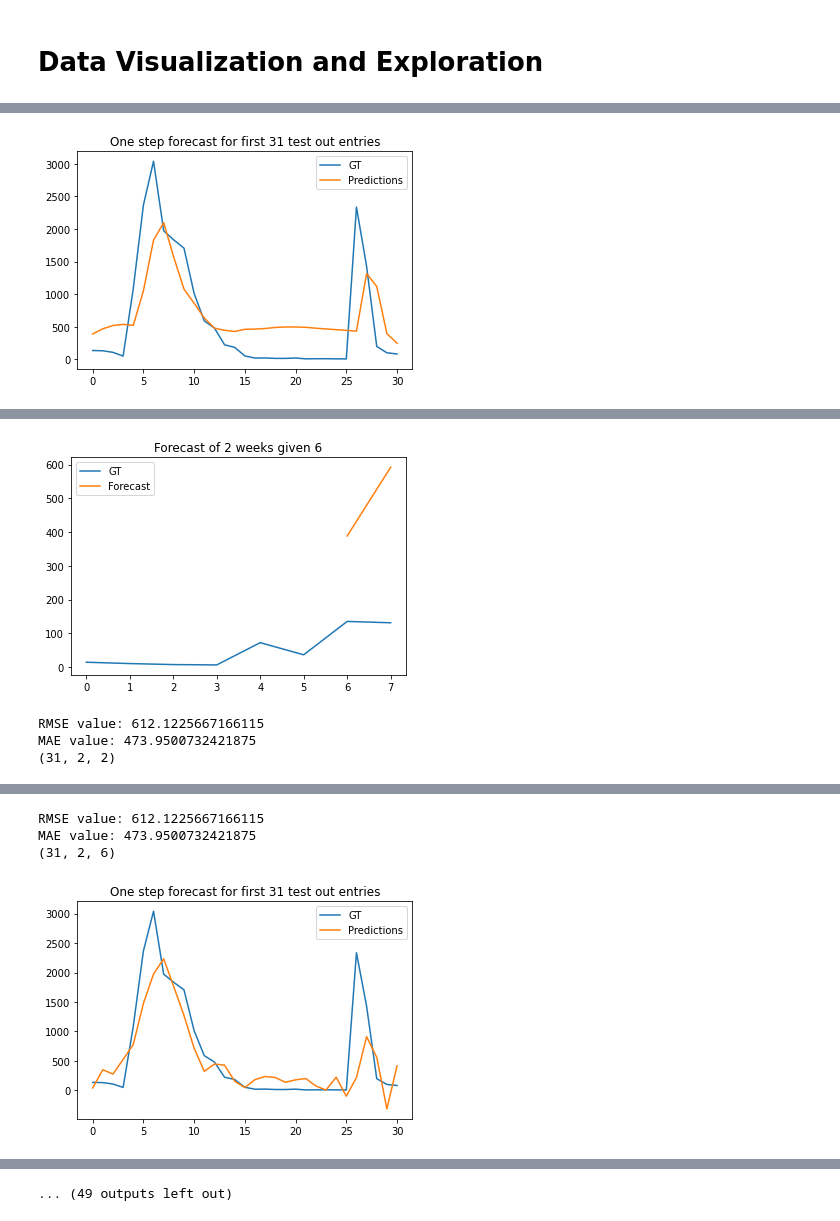
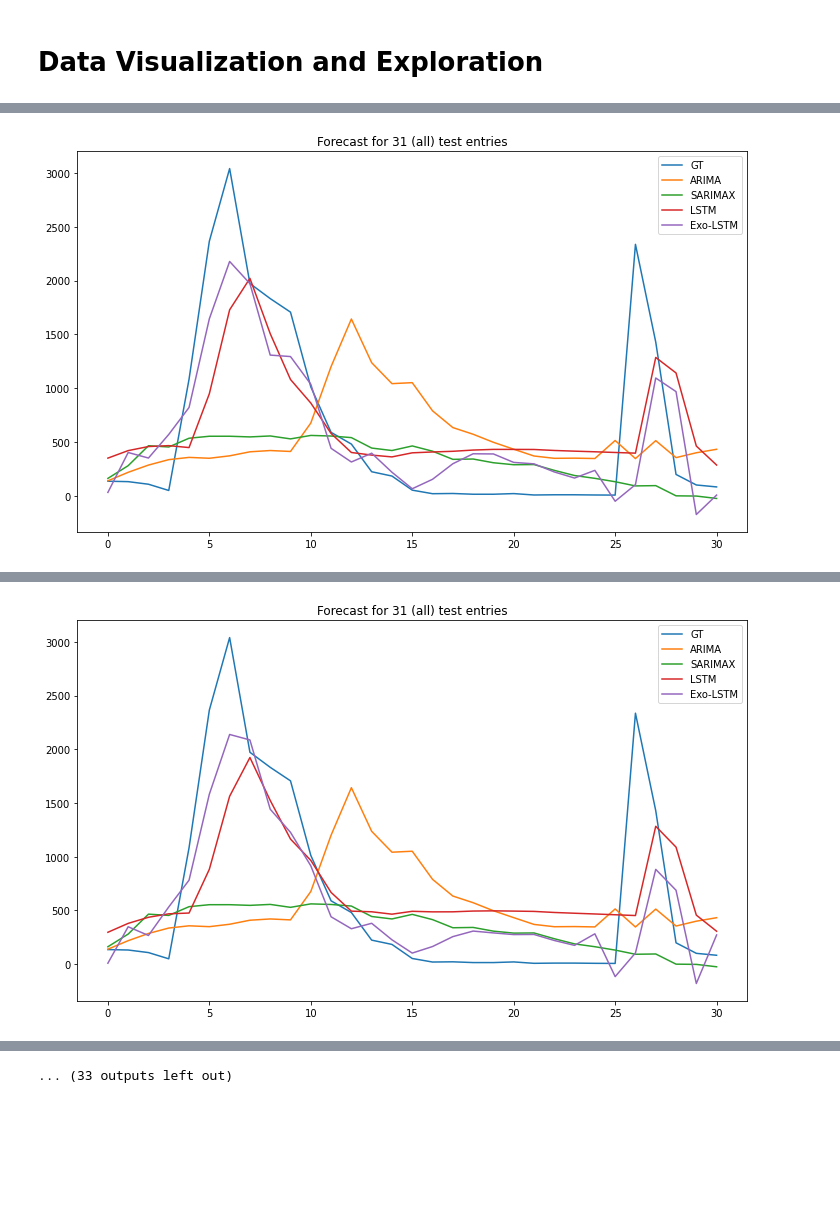
Before and after one commit to geriskenderi/EXO-LSTM, a Jupyter notebook: code/Thesis Forecasting - All Weekly Sales.ipynb, the cells around one changed output, grey strips where cells are left out. Drawn from its saved outputs; the diff is of its cells as text; code cells hidden in the pictures; blank space fills up the shorter version.

Commit message:
Added SARIMAX and new evaluation results

```diff
--- a/code/Thesis Forecasting - All Weekly Sales.ipynb
+++ b/code/Thesis Forecasting - All Weekly Sales.ipynb
@@ -410,13 +479,13 @@ Rome + exogenous data shape: (200, 13)
 ## Create dicts for different store data
 def_datasets = {
     "Milan": milan_weekly_default,
-    #"Turin": turin_weekly_default,
-    #"Rome": rome_weekly_default
+    "Turin": turin_weekly_default,
+    "Rome": rome_weekly_default
 }
 aug_datasets = {
     "Milan": milan_weekly_augmented,
-    #"Turin": turin_weekly_augmented,
-    #"Rome": rome_weekly_augmented
+    "Turin": turin_weekly_augmented,
+    "Rome": rome_weekly_augmented
 }
 
 ## results containers
@@ -450,7 +525,7 @@ Milan data
 for dataset in aug_datasets:
     # Default data
     default_s_corr = aug_datasets[dataset].corr(method="spearman")
-    plt.figure(figsize=(10,8))
+    plt.figure(figsize=(9,7))
     sns.heatmap(data=default_s_corr, cmap="YlOrRd", annot=True, linewidths=.5)
     plt.title("Correlation for "+ dataset+" data")
     plt.show()
@@ -512,11 +538,10 @@ RMSE: 633.9858023729018 MAE: 486.6803468220484
 # %%
-datasets = []
+single_run_results = []
 n_runs = 5
 
 for dataset in aug_datasets:
-    print(dataset)
+    print("Running forecasting for sales in", dataset)
     curr_def_rmse = curr_def_mae = curr_aug_rmse = curr_aug_mae = 0
-    datasets.extend([dataset+"-def", dataset+"-aug"])
     for run in range(n_runs):
         print ("Run #", run+1)
         # Load the default and augmented versions of the data
@@ -564,11 +589,36 @@ for dataset in aug_datasets:
         aug_scheduler = optim.lr_scheduler.StepLR(optimizer=aug_optimizer, step_size=25, gamma=0.1)
         aug_opt_obj = Optimization(aug_LSTM_Model, loss_fn, aug_optimizer, aug_scheduler)
 
+        # Run ARIMA as Baseline
+        print("Running ARIMA Model...")
+        # Fit your model
+        arima_model = pm.auto_arima(def_train.vendita, seasonal=True, m=52, suppress_warnings=True)
+        # Predict #test steps into the future
+        arima_forecasts = arima_model.predict(def_test.shape[0])
+        arima_rmse = sm.tools.eval_measures.rmse(def_test.vendita.values, arima_forecasts)
+        arima_mae = sm.tools.eval_measures.meanabs(def_test.vendita.values, arima_forecasts)
+        print("Done\n")
+
+        print("Running SARIMAX (SARIMA w/ exogenous variables)")
+        auto_arima_order = arima_model.get_params()["order"]
+        exogs_vars_train = aug_train[aug_train.columns[aug_desired_input_features]].iloc[:,1:]
+        exogs_vars_test = aug_test[aug_test.columns[aug_desired_input_features]].iloc[:,1:]
+        sarimax_model = SARIMAX(endog=aug_train.vendita, exog=exogs_vars_train, \
+                                order=auto_arima_order, seasonal_order=(0, 0, 0, 52))
+        sarimax_model_fit = sarimax_model.fit()
+        sarimax_forecasts = sarimax_model_fit.predict(start=aug_train.shape[0], end=(aug_train.shape[0]+aug_test.shape[0])-1,\
+                                exog=exogs_vars_test)
+        sarimax_rmse = sm.tools.eval_measures.rmse(def_test.vendita.values, sarimax_forecasts)
+        sarimax_mae = sm.tools.eval_measures.meanabs(def_test.vendita.values, sarimax_forecasts)
+        print("Done\n")
+
         # Default training
-        print("Training the default model...")
+        print("Training the default LSTM model...")
         def_opt_obj.train(def_x_train[:,:-1],def_x_train[:,1:],def_x_train[:,:-1],def_x_train[:,1:], do_teacher_forcing=True, n_epochs=len(default_desired_input_features)*10)
-        print("\nTraining the augmented model...")
+        print("Done\n")
+        print("Training the augmented Exo-LSTM model...")
         aug_opt_obj.train(aug_x_train[:,:-1],aug_x_train[:,1:],aug_x_train[:,:-1],aug_x_train[:,1:], do_teacher_forcing=True, n_epochs=len(aug_desired_input_features)*10)
+        print("Done\n")
 
         def_pred=def_LSTM_Model(def_x_test, 2)
         aug_pred=aug_LSTM_Model(aug_x_test, 2)
@@ -579,14 +629,21 @@ for dataset in aug_datasets:
         aug_mean = np.mean(aug_train["vendita"].values)
         aug_std = np.std(aug_train["vendita"].values)
 
-        curr_def_rmse += check_lstm_forecast_results(def_pred, def_inp_te, def_out_te, def_mean, def_std)[0]
-        curr_def_mae += check_lstm_forecast_results(def_pred, def_inp_te, def_out_te, def_mean, def_std)[1]
-        curr_aug_rmse += check_lstm_forecast_results(aug_pred, aug_inp_te, aug_out_te, aug_mean, aug_std)[0]
-        curr_aug_mae += check_lstm_forecast_results(aug_pred, aug_inp_te, aug_out_te, aug_mean, aug_std)[1]
+        curr_def_rmse = check_lstm_forecast_results(def_pred, def_inp_te, def_out_te, def_mean, def_std)[0]
+        curr_def_mae = check_lstm_forecast_results(def_pred, def_inp_te, def_out_te, def_mean, def_std)[1]
+        curr_aug_rmse = check_lstm_forecast_results(aug_pred, aug_inp_te, aug_out_te, aug_mean, aug_std)[0]
+        curr_aug_mae = check_lstm_forecast_results(aug_pred, aug_inp_te, aug_out_te, aug_mean, aug_std)[1]
 
+        plt.figure(figsize=(12,7))
+        plt.title("Forecast for " + str(def_out_te.shape[0]) +  " (all) test entries")
+        plt.plot(range(0,def_out_te.shape[0]),def_out_te[:def_out_te.shape[0],0,0]*def_std+def_mean,label="GT")
+        plt.plot(range(0,def_out_te.shape[0]), arima_forecasts[:def_out_te.shape[0]], label="ARIMA")
+        plt.plot(range(0,def_out_te.shape[0]), sarimax_forecasts[:def_out_te.shape[0]], label="SARIMAX")
+        plt.plot(range(0,def_out_te.shape[0]),def_pred[:def_out_te.shape[0],-2,0].detach().cpu().numpy()*def_std+def_mean,label="LSTM")
+        plt.plot(range(0,aug_out_te.shape[0]),aug_pred[:aug_out_te.shape[0],-2,0].detach().cpu().numpy()*aug_std+aug_mean,label="Exo-LSTM")
+        plt.legend()
+        plt.show()
+
+        single_run_results.append([dataset, "run "+str(run+1), arima_rmse, sarimax_rmse, curr_def_rmse, curr_aug_rmse, arima_mae, sarimax_mae, curr_def_mae, curr_aug_mae])
         print()
-
-    # Save results
-    rmse_vals.extend([curr_def_rmse/5, curr_aug_rmse/5])
-    mae_vals.extend([curr_def_mae/5, curr_aug_mae/5])
 # %% [output]
@@ -610 +684 @@ Epoch 60 Train loss: 0.50. Validation loss: 0.53. Avg future: 2.75. Elapsed time
-[figure, old version]
+[figure, new version]
@@ -611,4 +719 @@ Epoch 60 Train loss: 0.50. Validation loss: 0.53. Avg future: 2.75. Elapsed time
-[figure, old version]
+[figure, new version]
-RMSE value: 612.1225667166115
-MAE value: 473.9500732421875
-(31, 2, 2)
@@ -617,4 +789,0 @@ MAE value: 473.9500732421875
-RMSE value: 612.1225667166115
-MAE value: 473.9500732421875
-(31, 2, 6)
-[figure, removed]
@@ -627 +790 @@ MAE value: 323.2171178017893
-... (49 outputs left out)
+... (33 outputs left out)
```
Also changed, not shown: parts of 15 cells of this notebook, 1 other file.
